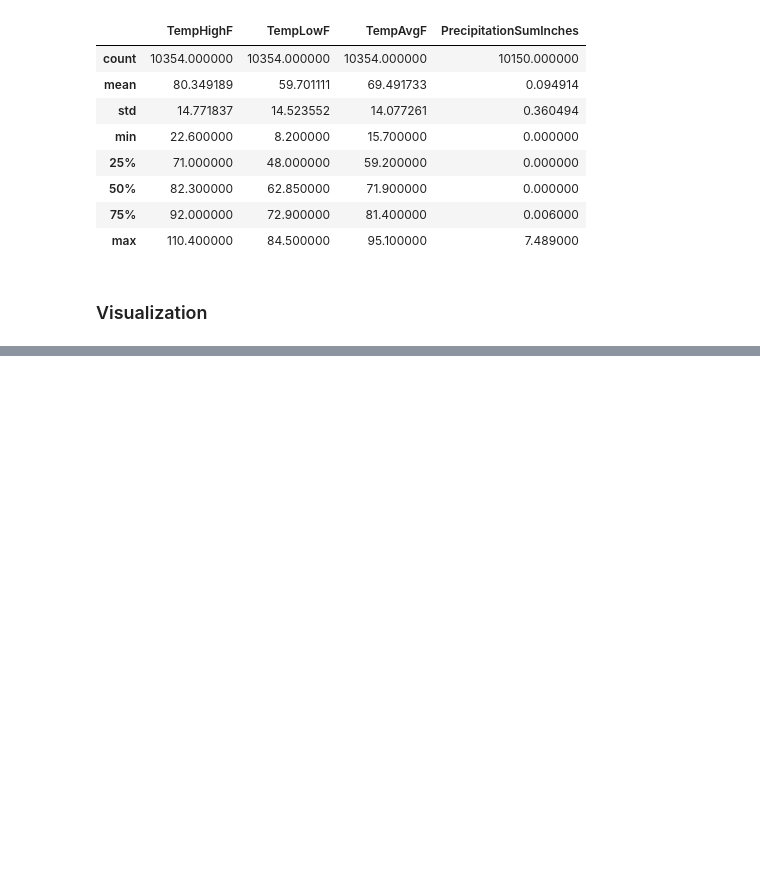
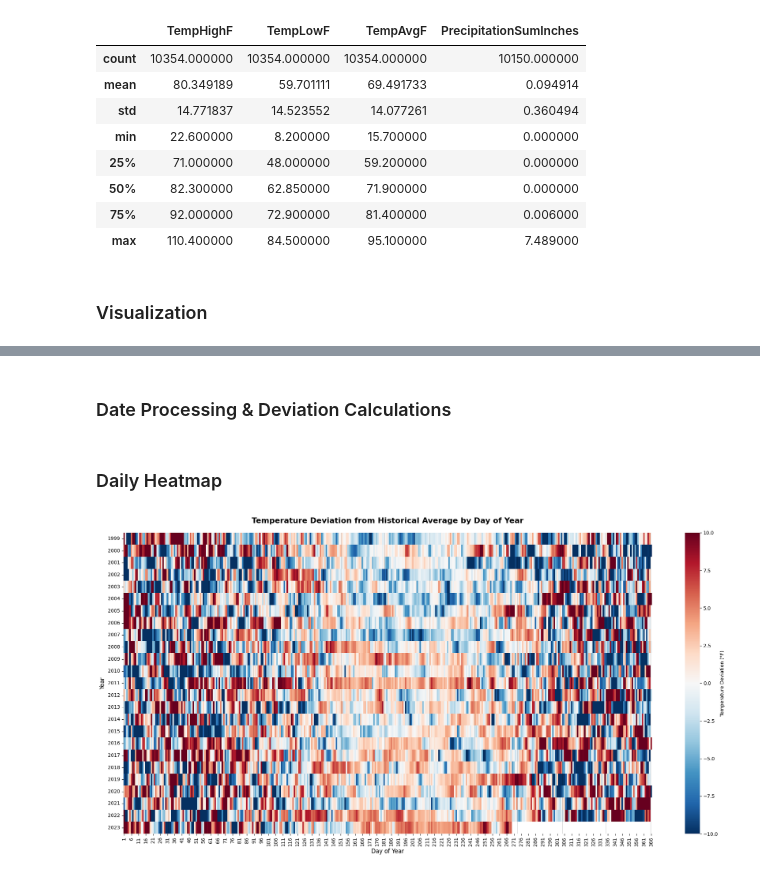
Before and after one commit to NujhatJalil/SHADE-project, a Jupyter notebook: notebooks/basic_cleaning.ipynb, the cells around one changed output, grey strips where cells are left out. Drawn from its saved outputs; the diff is of its cells as text; code cells hidden in the pictures; blank space fills up the shorter version.

Commit message:
Deliverables for 10/12/2025 meeting - Cleaned data (dropped events column but will add back in the future) and created daily / weekly heatmaps for average temperature (Farenheit)

```diff
--- a/notebooks/basic_cleaning.ipynb
+++ b/notebooks/basic_cleaning.ipynb
@@ -83,0 +148,53 @@ Text(0.5, 1.0, 'Highest Temp Counts')
+# %% [markdown]
+### Date Processing & Deviation Calculations
+# %%
+# Date processing
+
+data['Date'] = pd.to_datetime(data['Date'])
+data['Year'] = data['Date'].dt.year
+data['DayOfYear'] = data['Date'].dt.dayofyear
+data['WeekOfYear'] = data['Date'].dt.isocalendar().week
+
+# Calculate Deviations
+avg_temp_by_day = data.groupby('DayOfYear')['TempAvgF'].mean()
+data['TempDeviation'] = data.apply(
+    lambda row: row['TempAvgF'] - avg_temp_by_day[row['DayOfYear']],
+    axis = 1
+)
+# %% [markdown]
+### Daily Heatmap
+# %%
+fig, ax = plt.subplots(figsize=(20, 10))
+
+# Pivoting heatmap data: rows = year, columns = day of year
+heatmap_data_daily = data.pivot_table(
+    values = 'TempDeviation',
+    index = 'Year',
+    columns = 'DayOfYear',
+    aggfunc = 'mean'
+)
+
+# Heatmap Creation
+sns.heatmap(
+    heatmap_data_daily,
+    cmap = 'RdBu_r',
+    center = 0,
+    cbar_kws = {'label': 'Temperature Deviation (°F)'},
+    ax = ax,
+    vmin = -10,
+    vmax = 10
+)
+
+ax.set_title('Temperature Deviation from Historical Average by Day of Year', fontsize=16, fontweight='bold', pad=20)
+ax.set_xlabel('Day of Year', fontsize=12)
+ax.set_ylabel('Year', fontsize=12)
+
+month_boundaries = [0, 31, 59, 90, 120, 151, 181, 212, 243, 273, 304, 334, 365]
+for boundary in month_boundaries:
+    ax.axvline(x=boundary, color='black', linewidth=0.5, alpha=0.3)
+
+plt.tight_layout()
+plt.savefig('temp_deviation_heatmap_daily.png', dpi=300, bbox_inches='tight')
+plt.show()
+# %% [output]
+[figure, added]
```
Also changed, not shown: parts of 8 cells of this notebook, 2 other files.
